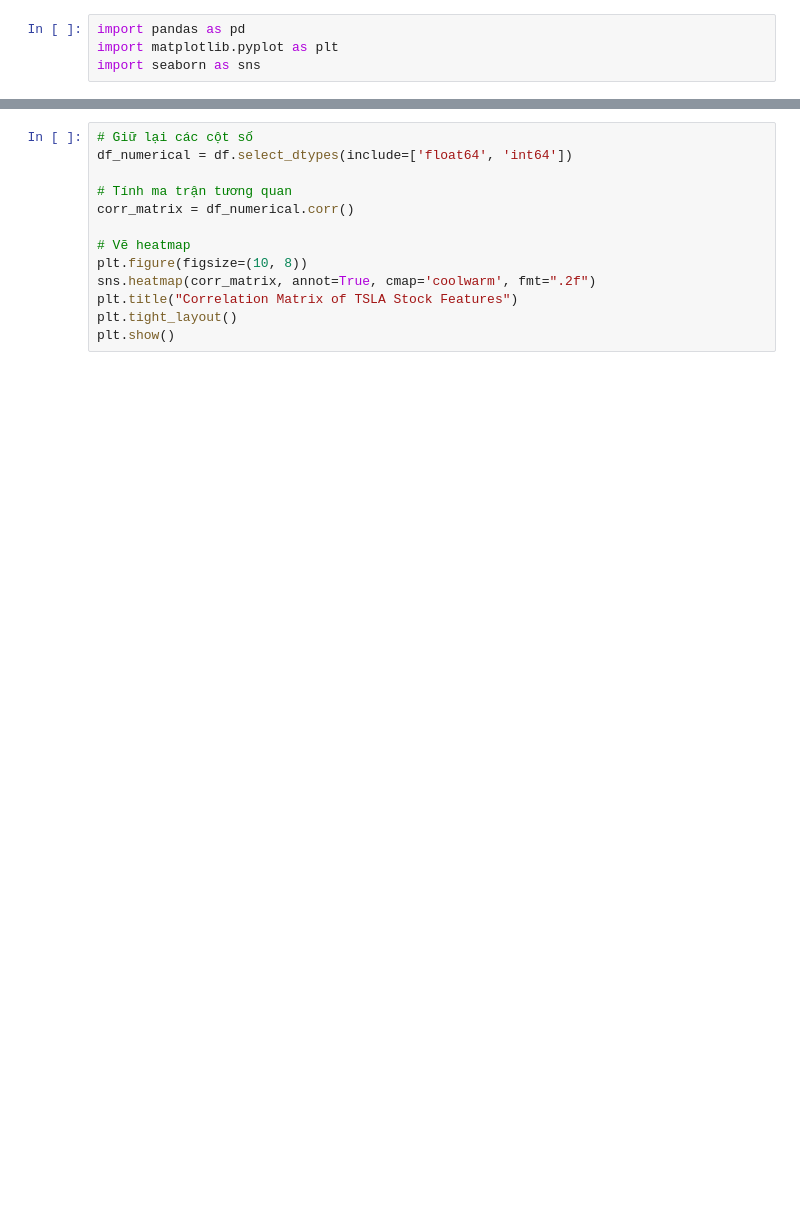
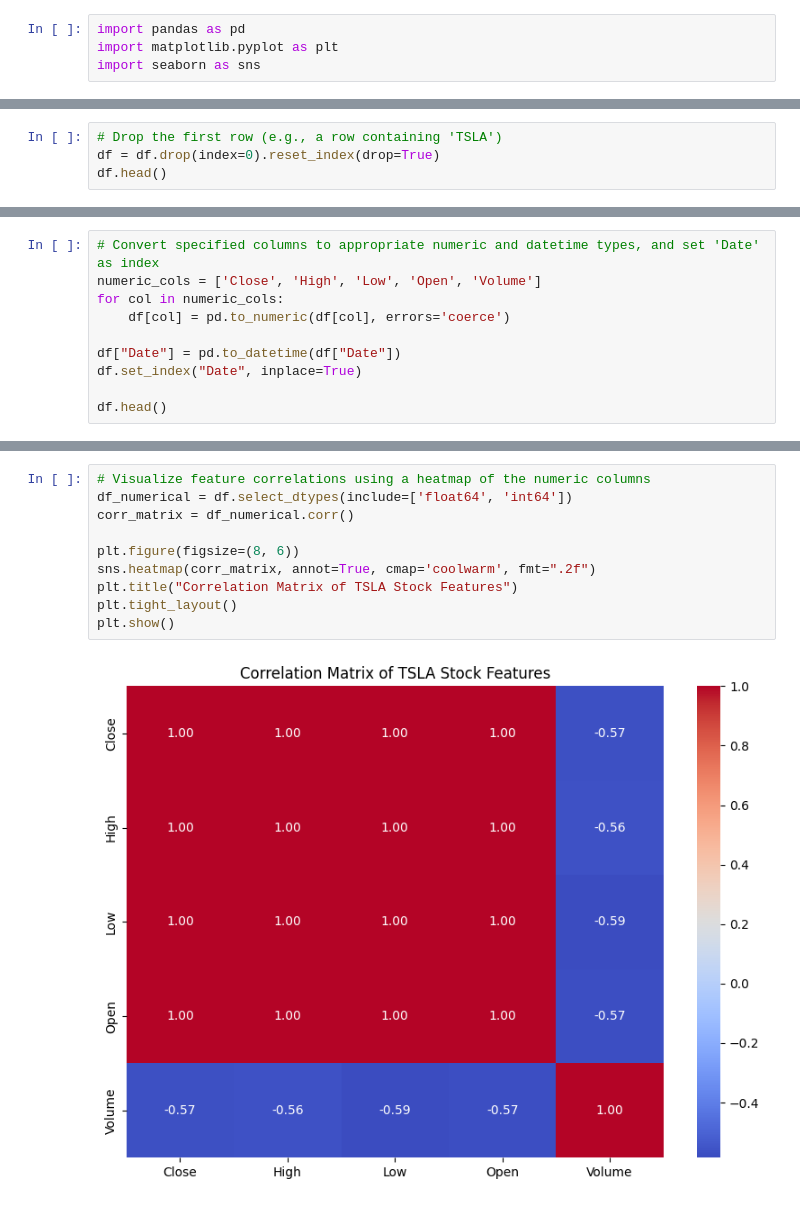
Before and after one commit to hako1106/stock_price_prediction_gru, a Jupyter notebook: notebooks/explore_and_clean_data.ipynb, the cells around one changed output, grey strips where cells are left out. Drawn from its saved outputs; the diff is of its cells as text; blank space fills up the shorter version.

```diff
--- a/notebooks/explore_and_clean_data.ipynb
+++ b/notebooks/explore_and_clean_data.ipynb
@@ -39,0 +36,4 @@ plt.show()
+# %%
+# Drop the first row (e.g., a row containing 'TSLA')
+df = df.drop(index=0).reset_index(drop=True)
+df.head()
@@ -39,0 +47,10 @@ plt.show()
+# %%
+# Convert specified columns to appropriate numeric and datetime types, and set 'Date' as index
+numeric_cols = ['Close', 'High', 'Low', 'Open', 'Volume']
+for col in numeric_cols:
+    df[col] = pd.to_numeric(df[col], errors='coerce')
+
+df["Date"] = pd.to_datetime(df["Date"])
+df.set_index("Date", inplace=True)
+
+df.head()
@@ -40,13 +103,12 @@ plt.show()
 # %%
-# Giữ lại các cột số
+# Visualize feature correlations using a heatmap of the numeric columns
 df_numerical = df.select_dtypes(include=['float64', 'int64'])
-
-# Tính ma trận tương quan
 corr_matrix = df_numerical.corr()
 
-# Vẽ heatmap
-plt.figure(figsize=(10, 8))
+plt.figure(figsize=(8, 6))
 sns.heatmap(corr_matrix, annot=True, cmap='coolwarm', fmt=".2f")
 plt.title("Correlation Matrix of TSLA Stock Features")
 plt.tight_layout()
 plt.show()
+# %% [output]
+[figure, added]
```
Also changed, not shown: parts of 9 cells of this notebook.
